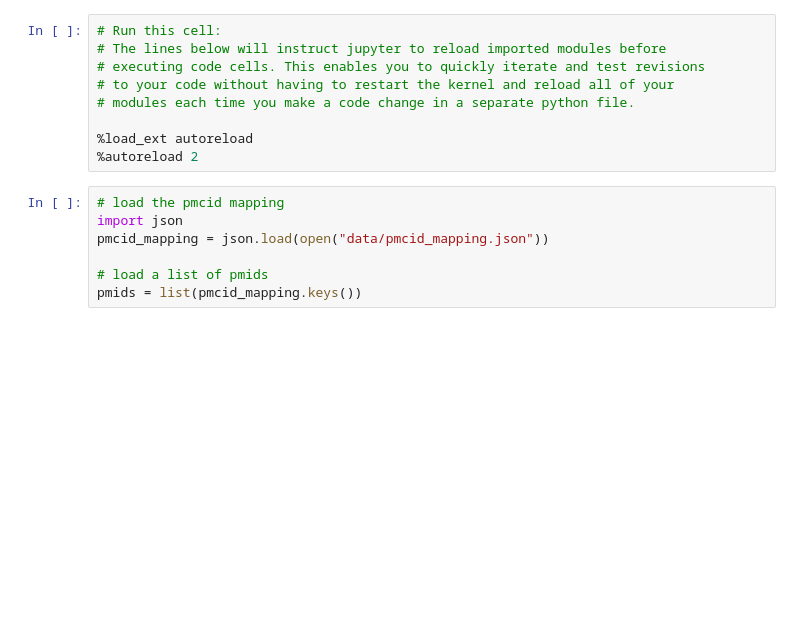
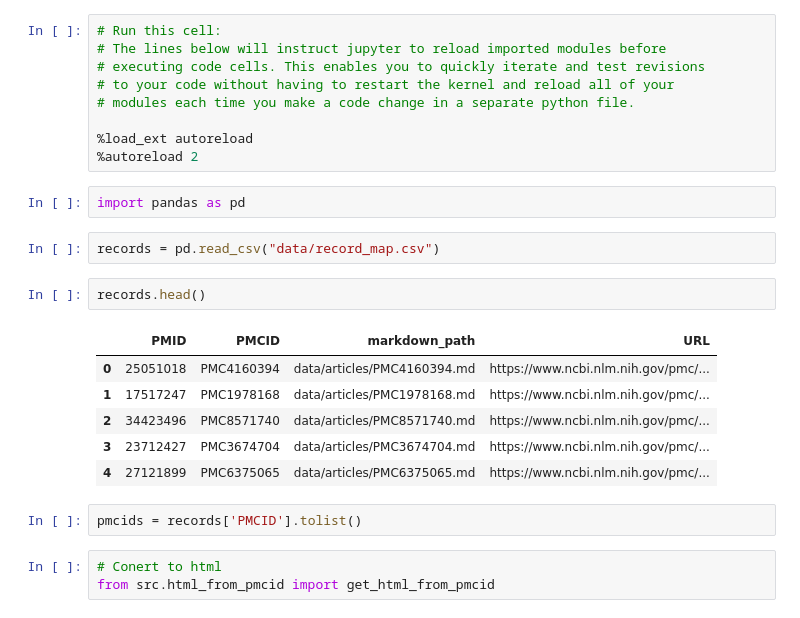
Before and after one commit to shloknatarajan/PubMedDownloader, a Jupyter notebook: notebook.ipynb, the cells around one changed output. Drawn from its saved outputs; the diff is of its cells as text; blank space fills up the shorter version.

```diff
--- a/notebook.ipynb
+++ b/notebook.ipynb
@@ -7,10 +7,21 @@
 
 %load_ext autoreload
 %autoreload 2
-# %%
-# load the pmcid mapping
-import json
-pmcid_mapping = json.load(open("data/pmcid_mapping.json"))
-
-# load a list of pmids
-pmids = list(pmcid_mapping.keys())
+# %%
+import pandas as pd
+# %%
+records = pd.read_csv("data/record_map.csv")
+# %%
+records.head()
+# %% [output]
+|  | PMID | PMCID | markdown_path | URL |
+| 0 | 25051018 | PMC4160394 | data/articles/PMC4160394.md | https://www.ncbi.nlm.nih.gov/pmc/... |
+| 1 | 17517247 | PMC1978168 | data/articles/PMC1978168.md | https://www.ncbi.nlm.nih.gov/pmc/... |
+| 2 | 34423496 | PMC8571740 | data/articles/PMC8571740.md | https://www.ncbi.nlm.nih.gov/pmc/... |
+| 3 | 23712427 | PMC3674704 | data/articles/PMC3674704.md | https://www.ncbi.nlm.nih.gov/pmc/... |
+| 4 | 27121899 | PMC6375065 | data/articles/PMC6375065.md | https://www.ncbi.nlm.nih.gov/pmc/... |
+# %%
+pmcids = records['PMCID'].tolist()
+# %%
+# Conert to html
+from src.html_from_pmcid import get_html_from_pmcid
```
Also changed, not shown: parts of 6 cells of this notebook, 6 other files.
